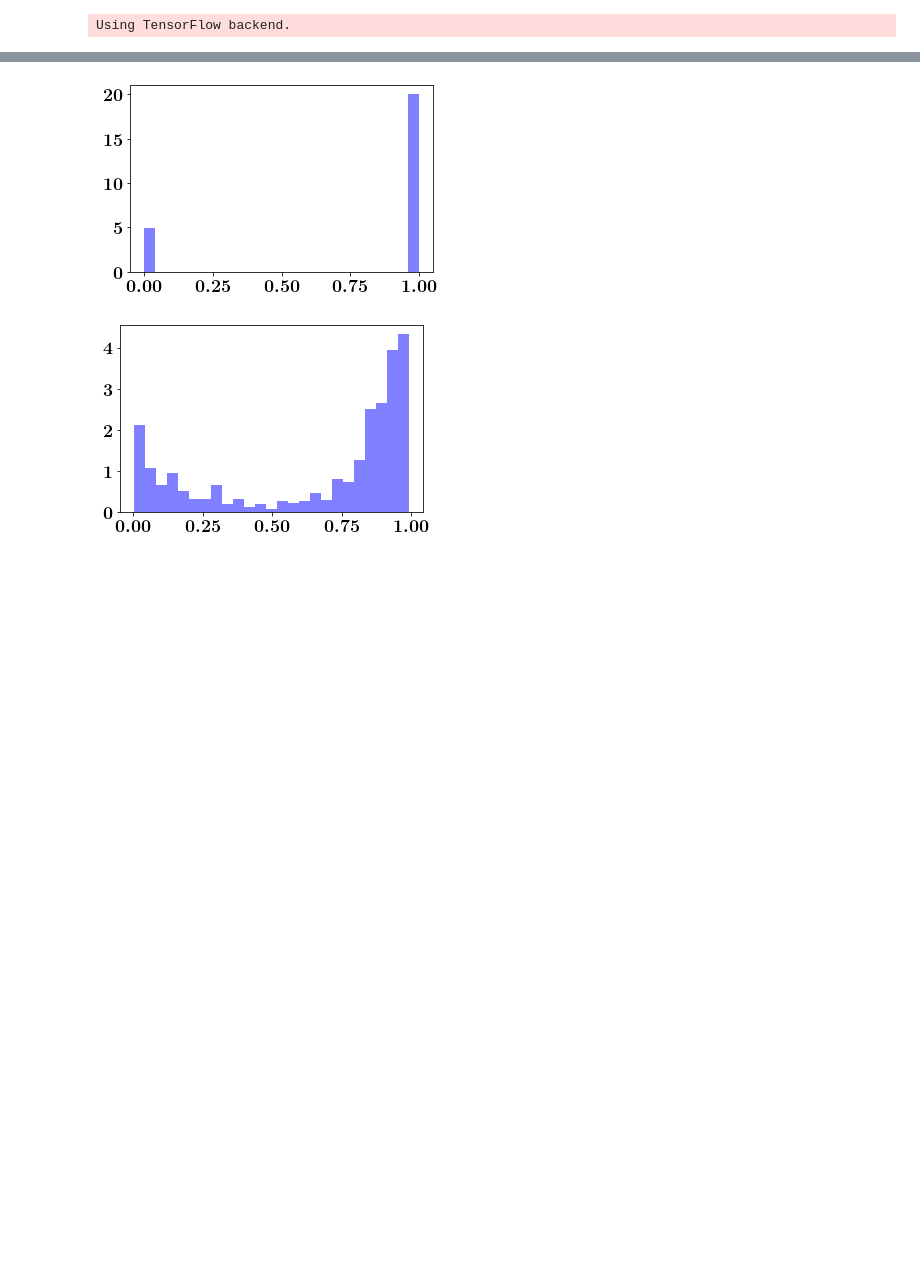
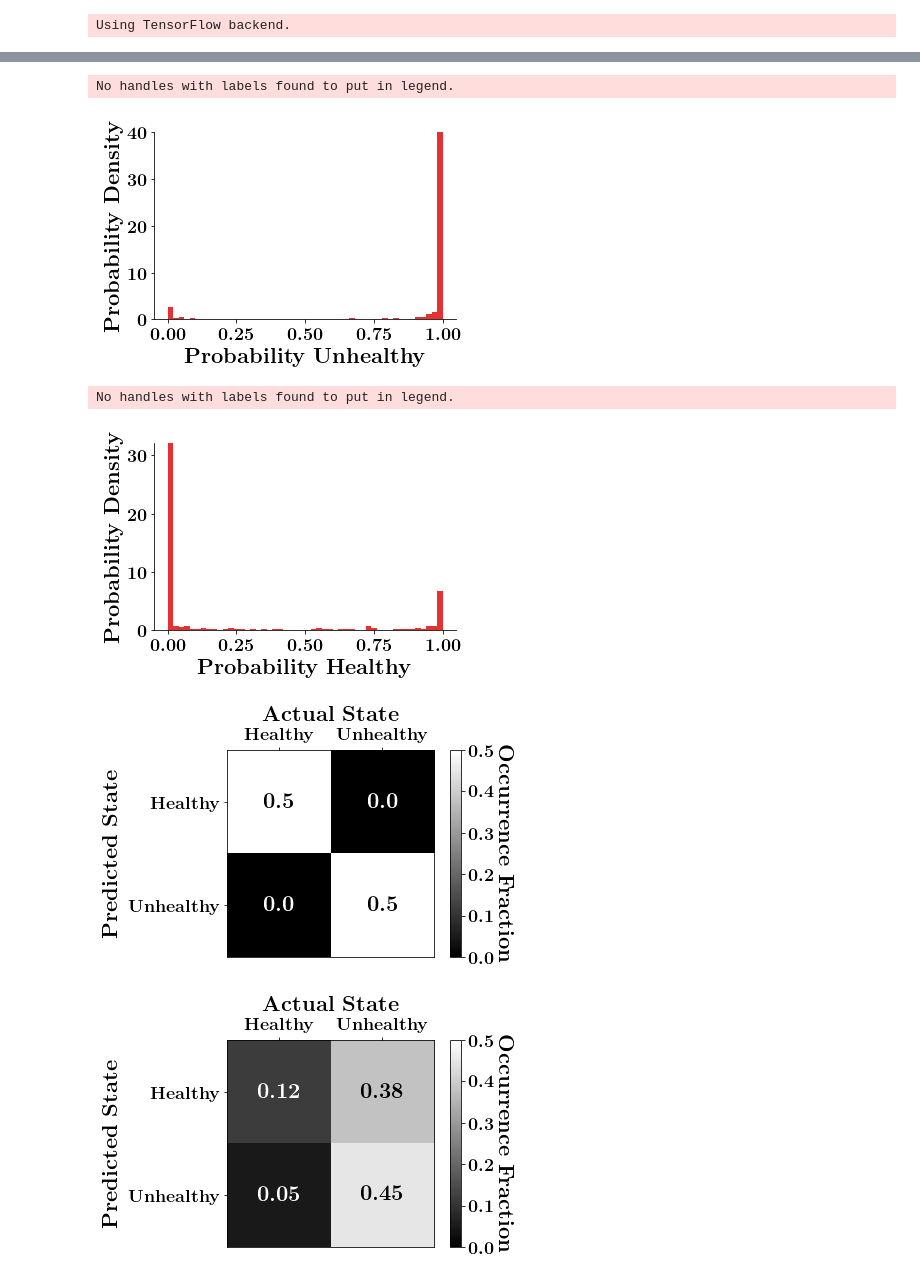
Before and after one commit to danielnewman09/Dissertation, a Jupyter notebook: Dissertation-Notebooks/Chapter-4/Healthy_Classification.ipynb, the cells around one changed output, grey strips where cells are left out. Cells and saved outputs as stored; diff of their text form; code cells hidden in the pictures; blank space fills up the shorter version.

```diff
--- a/Dissertation-Notebooks/Chapter-4/Healthy_Classification.ipynb
+++ b/Dissertation-Notebooks/Chapter-4/Healthy_Classification.ipynb
@@ -432,13 +477,15 @@ def create_mlp_classifier(
 
     return mlp
 # %%
-if os.path.isfile('data/MLP.h5'):
+
+if not train:
+# if os.path.isfile('../../Models/MLP-Classifier/Full/MLP.h5'):
     from tensorflow.keras.models import load_model
-    model = load_model('data/MLP.h5')
+    model = load_model('../../Models/MLP-Classifier/Full/MLP.h5')
     print(model.summary())
 else:
     input_shape = [1024]
-    dense_nodes = [512,64]
+    dense_nodes = [512,128,64]
 
     # model,encoder,decoder = create_vae(param_dict)
     # model = create_classifier(param_dict)
@@ -450,22 +497,22 @@ else:
     model.compile(loss='categorical_crossentropy',
               optimizer='adam',metrics=['accuracy'])
     loss = model.fit(
-                X_train,np.hstack((Y_train[...,np.newaxis],np.abs(Y_train[...,np.newaxis] - 1))),
+                X_train,np.hstack((np.abs(Y_train[...,np.newaxis] - 1),Y_train[...,np.newaxis])),
 #                 validation_split=0.2,
-                validation_data=(X_valid,np.hstack((Y_valid[...,np.newaxis],np.abs(Y_valid[...,np.newaxis] - 1)))),
+                validation_data=(X_valid,np.hstack((np.abs(Y_valid[...,np.newaxis] - 1),Y_valid[...,np.newaxis]))),
                 epochs=20,
                 batch_size=8,
                 verbose=1)
 
-#     model.save('data/MLP.h5',save_format='tf')
+    model.save('../../Models/MLP-Classifier/Full/MLP.h5',save_format='tf')
 
 
 
 Y_mlp_valid_pred = model.predict(X_valid)
 Y_mlp_train_pred = model.predict(X_train)
 
-Y_mlp_train_pred = np.argmin(Y_mlp_train_pred,axis=1)
-Y_mlp_valid_pred = np.argmin(Y_mlp_valid_pred,axis=1)
+Y_mlp_train_pred = np.argmax(Y_mlp_train_pred,axis=1)
+Y_mlp_valid_pred = np.argmax(Y_mlp_valid_pred,axis=1)
 # %% [output]
 Train on 1400 samples, validate on 1400 samples
 Epoch 1/20
@@ -516,10 +544,39 @@ array([[0.8711518 , 0.12884818],
-# %%
-model.predict(X_valid)[np.argwhere(Y_valid == 0),0]
-plt.hist(Y_mlp_valid_pred, 25, density=True, facecolor='b', alpha=0.50,label='Anomalous')
-plt.show()
-
-plt.hist(model.predict(X_valid)[np.argwhere(Y_valid == 0),0], 25, density=True, facecolor='b', alpha=0.50,label='Anomalous')
-plt.show()
-# %% [output]
-[figure, removed]
-[figure, removed]
+# %%
+genplt.plot_histogram(model.predict(X_valid_unhealthy)[:,1],[''],
+               'Probability Unhealthy',
+               'Probability Density',
+               'mlp_predict_unhealthy',
+               template='publication',
+               legend_loc='upper right',
+               nbins=50,
+               ymax=0.0,
+               num_col=1)
+
+genplt.plot_histogram(model.predict(X_valid_healthy)[:,0],[''],
+               'Probability Healthy',
+               'Probability Density',
+               'mlp_predict_healthy',
+               template='publication',
+               legend_loc='upper right',
+               ymax=0.0,
+               nbins=50,
+               num_col=1)
+
+balanced_train_accuracy = plot_confusion_matrix(Y_train,Y_mlp_train_pred,
+                      [r'\textbf{Healthy}',r'\textbf{Unhealthy}'],
+                      'mlp_confmatrix_train'
+                       )
+
+balanced_valid_accuracy = plot_confusion_matrix(Y_valid,Y_mlp_valid_pred,
+                      [r'\textbf{Healthy}',r'\textbf{Unhealthy}'],
+                      'mlp_confmatrix_valid'
+                       )
+print(balanced_train_accuracy)
+print(balanced_valid_accuracy)
+# %% [output]
+No handles with labels found to put in legend.
+[figure, added]
+No handles with labels found to put in legend.
+[figure, added]
+[figure, added]
+[figure, added]
```
Also changed, not shown: parts of 24 cells of this notebook, 49 other files.
